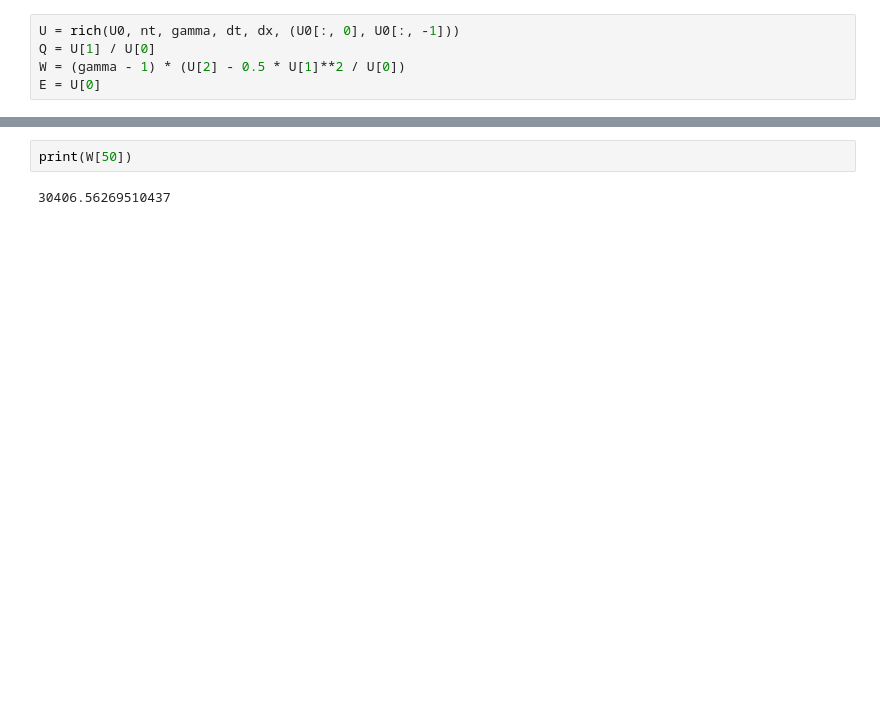
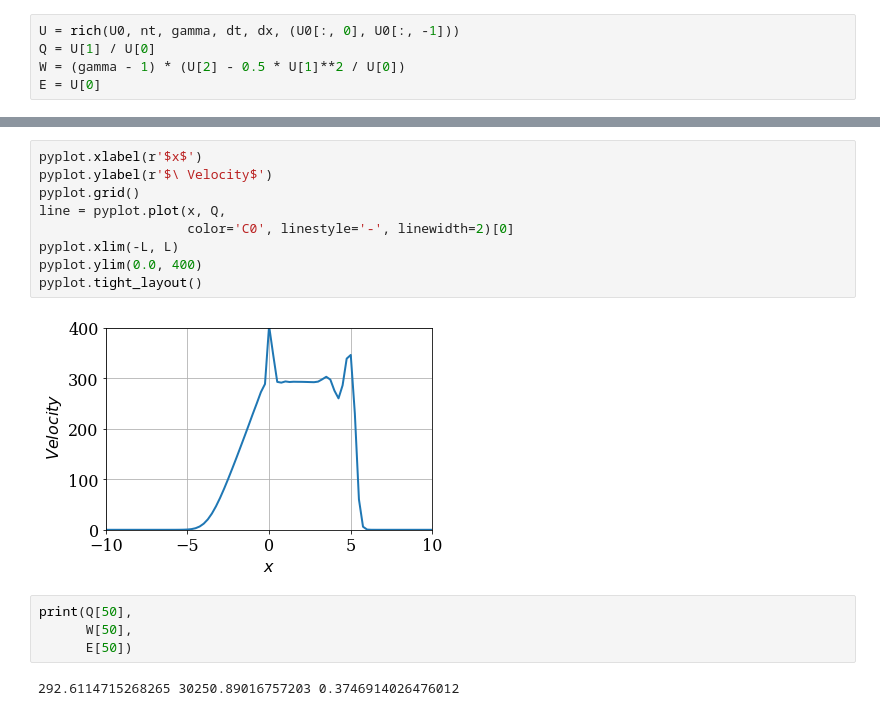
Before and after one commit to tianjiaozhang678/MAE6286, a Jupyter notebook: Assignment3.ipynb, the cells around one changed output, grey strips where cells are left out. Saved outputs shown, nothing was run; the diff lists cells and outputs as text; blank space fills up the shorter version.

```diff
--- a/Assignment3.ipynb
+++ b/Assignment3.ipynb
@@ -104,4 +112,17 @@ pyplot.tight_layout()
+# %%
+pyplot.xlabel(r'$x$')
+pyplot.ylabel(r'$\ Velocity$')
+pyplot.grid()
+line = pyplot.plot(x, Q,
+                   color='C0', linestyle='-', linewidth=2)[0]
+pyplot.xlim(-L, L)
+pyplot.ylim(0.0, 400)
+pyplot.tight_layout()
+# %% [output]
+[figure, added]
 # %%
-print(W[50])
+print(Q[50],
+      W[50],
+      E[50])
 # %% [output]
-30406.56269510437
+292.6114715268265 30250.89016757203 0.3746914026476012
```
Also changed, not shown: parts of 4 cells of this notebook.
